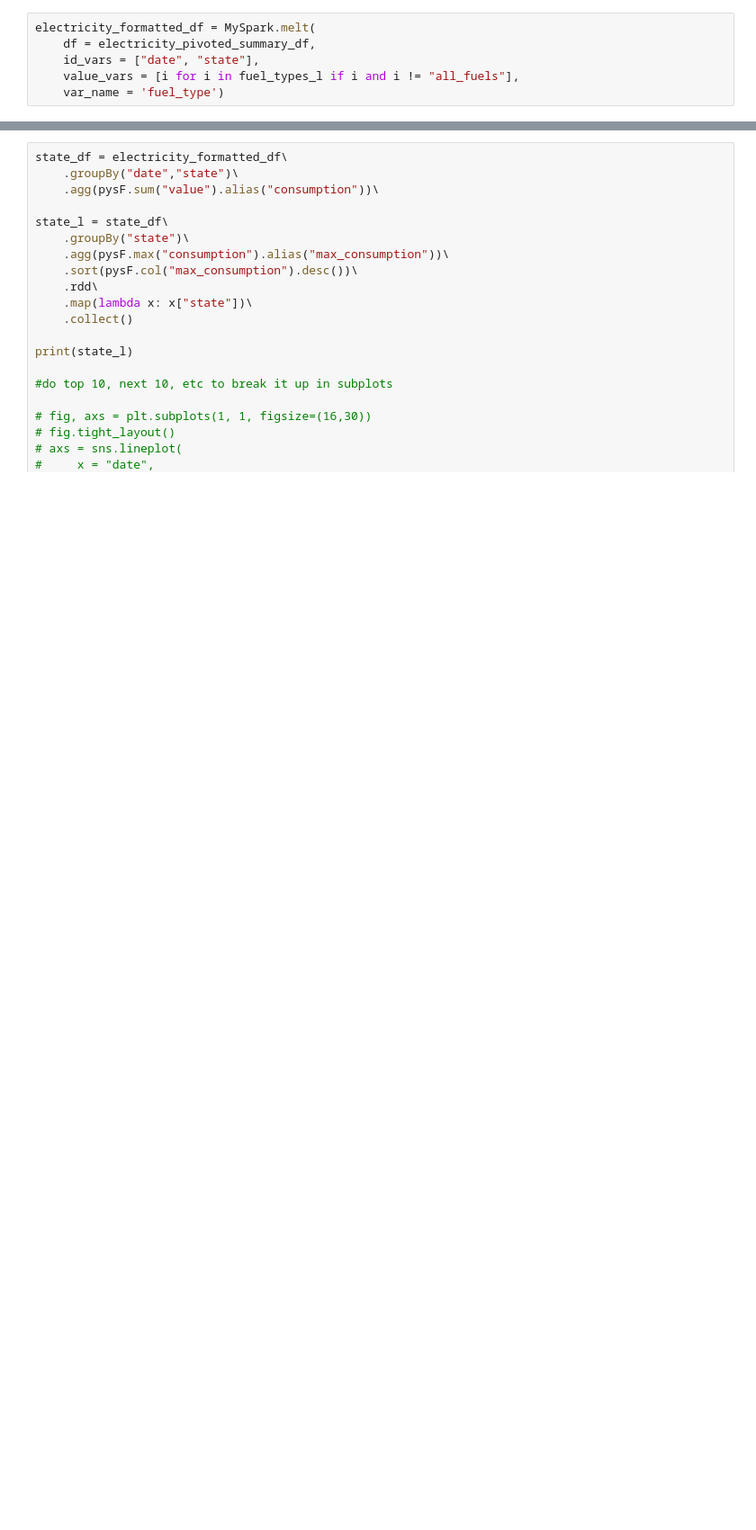
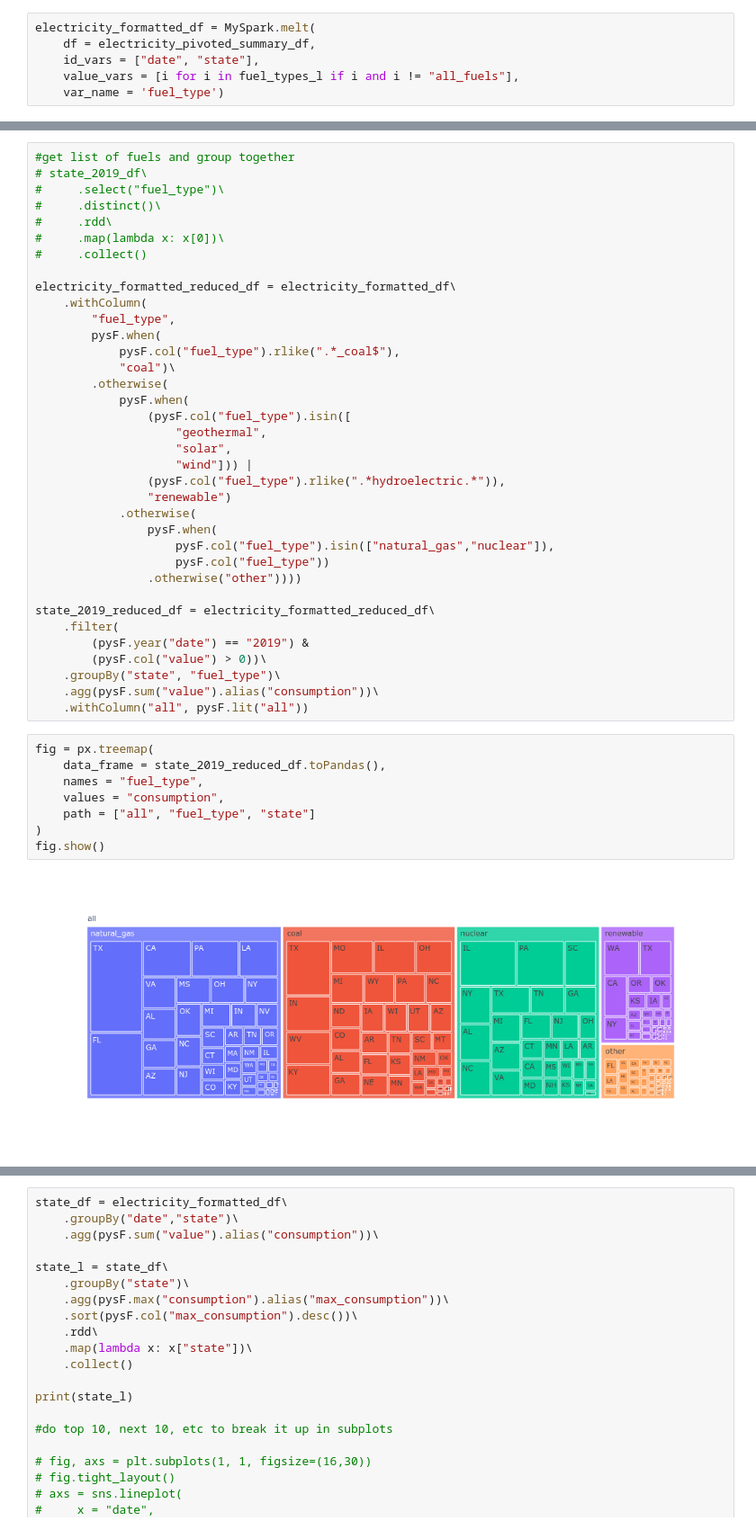
Before and after one commit to john-grando/eia-data-analysis, a Jupyter notebook: app/Notebooks/State Summaries From Electricity Data.ipynb, the cells around one changed output, grey strips where cells are left out. Shown at 90% size. Drawn from its saved outputs; the diff is of its cells as text; blank space fills up the shorter version.

```diff
--- a/app/Notebooks/State Summaries From Electricity Data.ipynb
+++ b/app/Notebooks/State Summaries From Electricity Data.ipynb
@@ -126,0 +137,46 @@ electricity_formatted_df = MySpark.melt(
+# %%
+#get list of fuels and group together
+# state_2019_df\
+#     .select("fuel_type")\
+#     .distinct()\
+#     .rdd\
+#     .map(lambda x: x[0])\
+#     .collect()
+
+electricity_formatted_reduced_df = electricity_formatted_df\
+    .withColumn(
+        "fuel_type",
+        pysF.when(
+            pysF.col("fuel_type").rlike(".*_coal$"),
+            "coal")\
+        .otherwise(
+            pysF.when(
+                (pysF.col("fuel_type").isin([
+                    "geothermal",
+                    "solar",
+                    "wind"])) |
+                (pysF.col("fuel_type").rlike(".*hydroelectric.*")),
+                "renewable")
+            .otherwise(
+                pysF.when(
+                    pysF.col("fuel_type").isin(["natural_gas","nuclear"]),
+                    pysF.col("fuel_type"))
+                .otherwise("other"))))
+
+state_2019_reduced_df = electricity_formatted_reduced_df\
+    .filter(
+        (pysF.year("date") == "2019") &
+        (pysF.col("value") > 0))\
+    .groupBy("state", "fuel_type")\
+    .agg(pysF.sum("value").alias("consumption"))\
+    .withColumn("all", pysF.lit("all"))
+# %%
+fig = px.treemap(
+    data_frame = state_2019_reduced_df.toPandas(),
+    names = "fuel_type",
+    values = "consumption",
+    path = ["all", "fuel_type", "state"]
+)
+fig.show()
+# %% [output]
+[figure, added]
```
Also changed, not shown: parts of 11 cells of this notebook, 1 other file.
